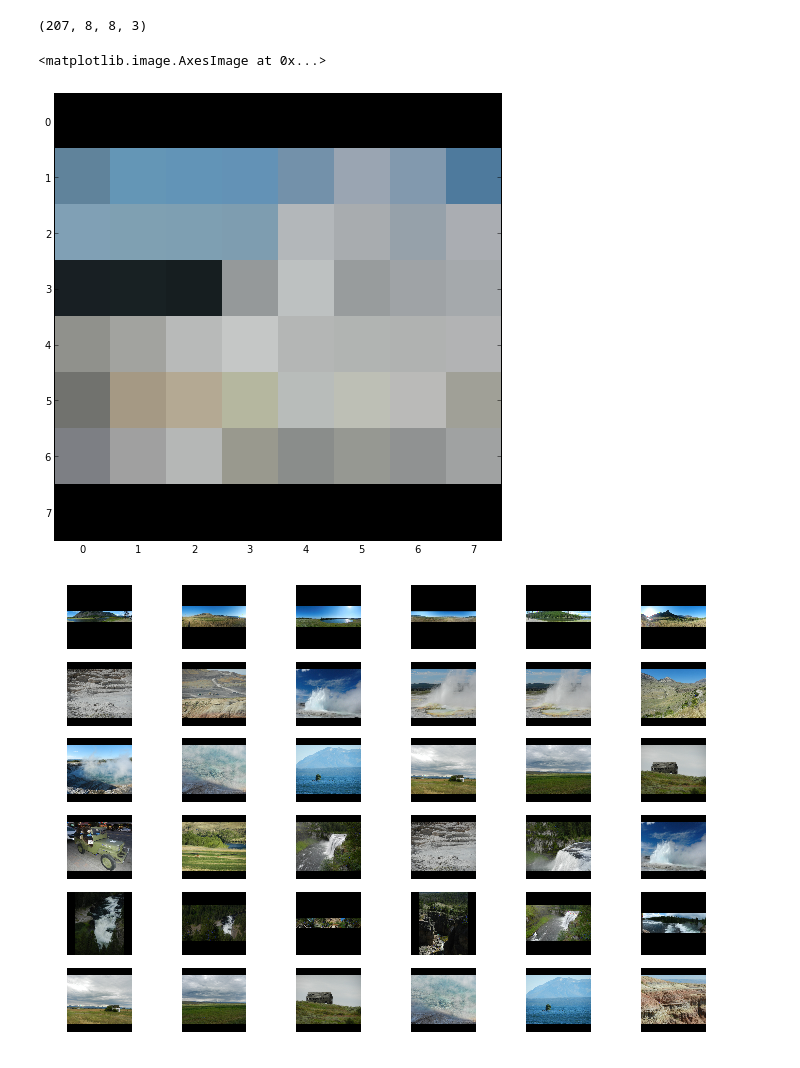
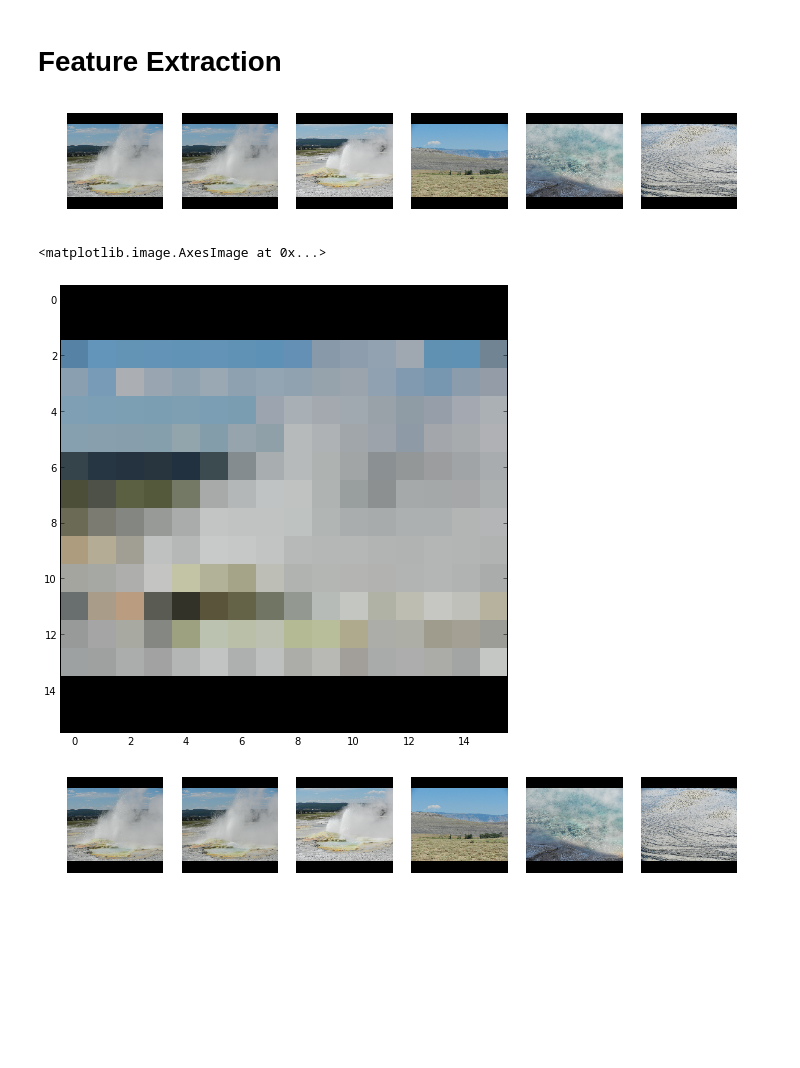
Before and after one commit to tmbdev-teaching/teaching-mmir, a Jupyter notebook: 20-nearest-neighbor.ipynb, the cells around one changed output. Drawn from its saved outputs; the diff is of its cells as text; code cells hidden in the pictures; blank space fills up the shorter version.

```diff
--- a/20-nearest-neighbor.ipynb
+++ b/20-nearest-neighbor.ipynb
@@ -33,20 +154,26 @@ imshow(hdf.root.icons[22])
+# %% [markdown]
+# Feature Extraction
+# %%
+def test(metric='euclidean',p=2,image=7,f=lambda x:x):
+    n = len(hdf.root.icons)
+    d = prod(f(hdf.root.icons[0]).shape)
+    data = zeros((n,d))
+    for i in range(n):
+        data[i,:] = f(hdf.root.icons[i]).ravel()
+    ds = distance.cdist(data[image:image+1],data,metric=metric,p=p)
+    for i,j in enumerate(argsort(ds[0])[:6]):
+        subplot(1,6,i+1); axis("off")
+        imshow(hdf.root.icons[j])
+test()
+# %% [output]
+[figure, added]
 # %%
-small = array([interpolation.zoom(icon,(1.0/32,1.0/32,1)) for icon in hdf.root.icons])
-print small.shape
-imshow(small[8],interpolation='nearest')
+def f(image): return interpolation.zoom(image,(1/16.0,1/16.0,1))
+imshow(f(hdf.root.icons[7]),interpolation='nearest')
 # %% [output]
-(207, 8, 8, 3)
+<matplotlib.image.AxesImage at 0x...>
-<matplotlib.image.AxesImage at 0x...>
-[figure, old version]
+[figure, new version]
-# %%
-from scipy.spatial import distance
-small = small.reshape(len(small),-1)
-ds = distance.cdist(small[:100:10],small)
-figsize(12,8)
-for j in range(6):
-    nn = argsort(ds[j])
-    for i in range(6):
-        subplot(6,6,j*6+i+1); axis("off")
-        imshow(hdf.root.icons[nn[i]])
-# %% [output]
-[figure, removed]
+# %%
+test(f=f)
+# %% [output]
+[figure, added]
```
Also changed, not shown: parts of 30 cells of this notebook, 3 other files.
